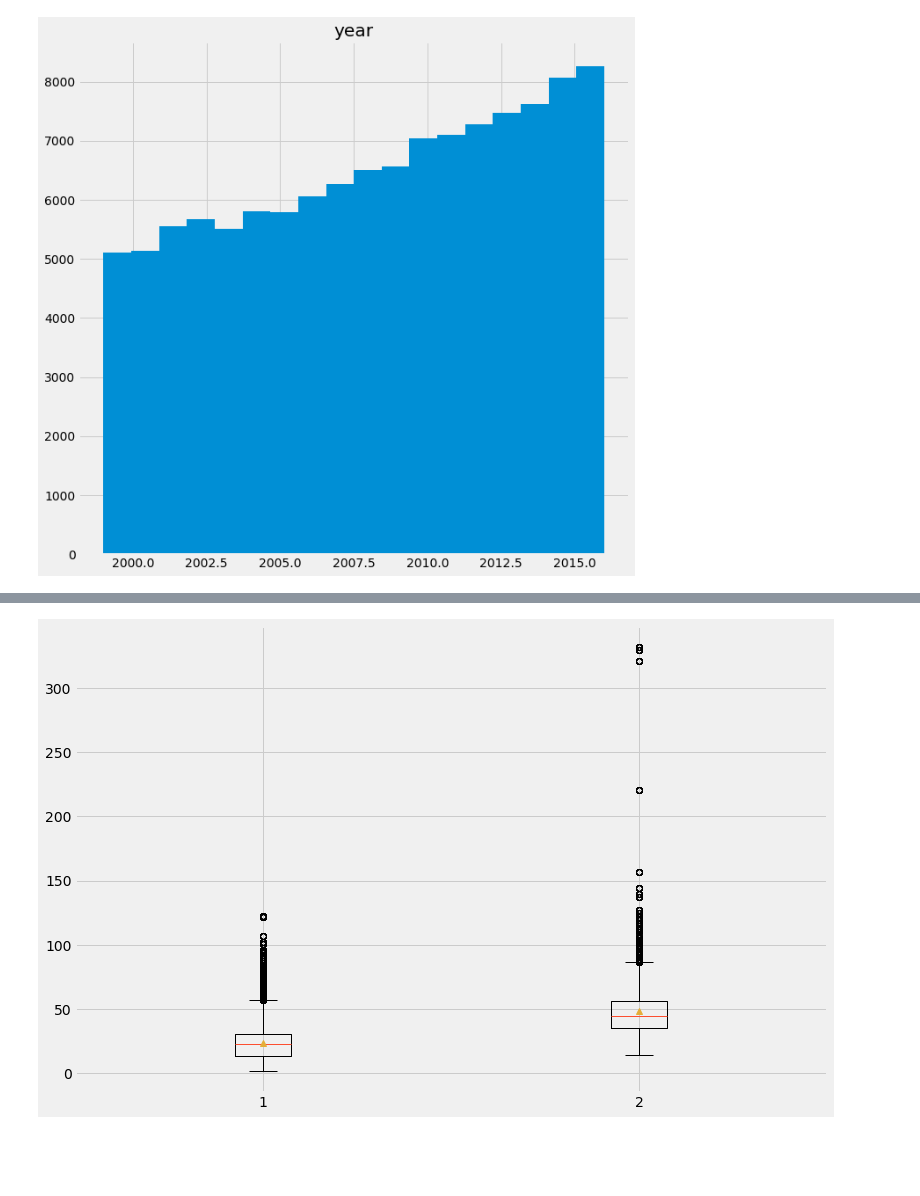
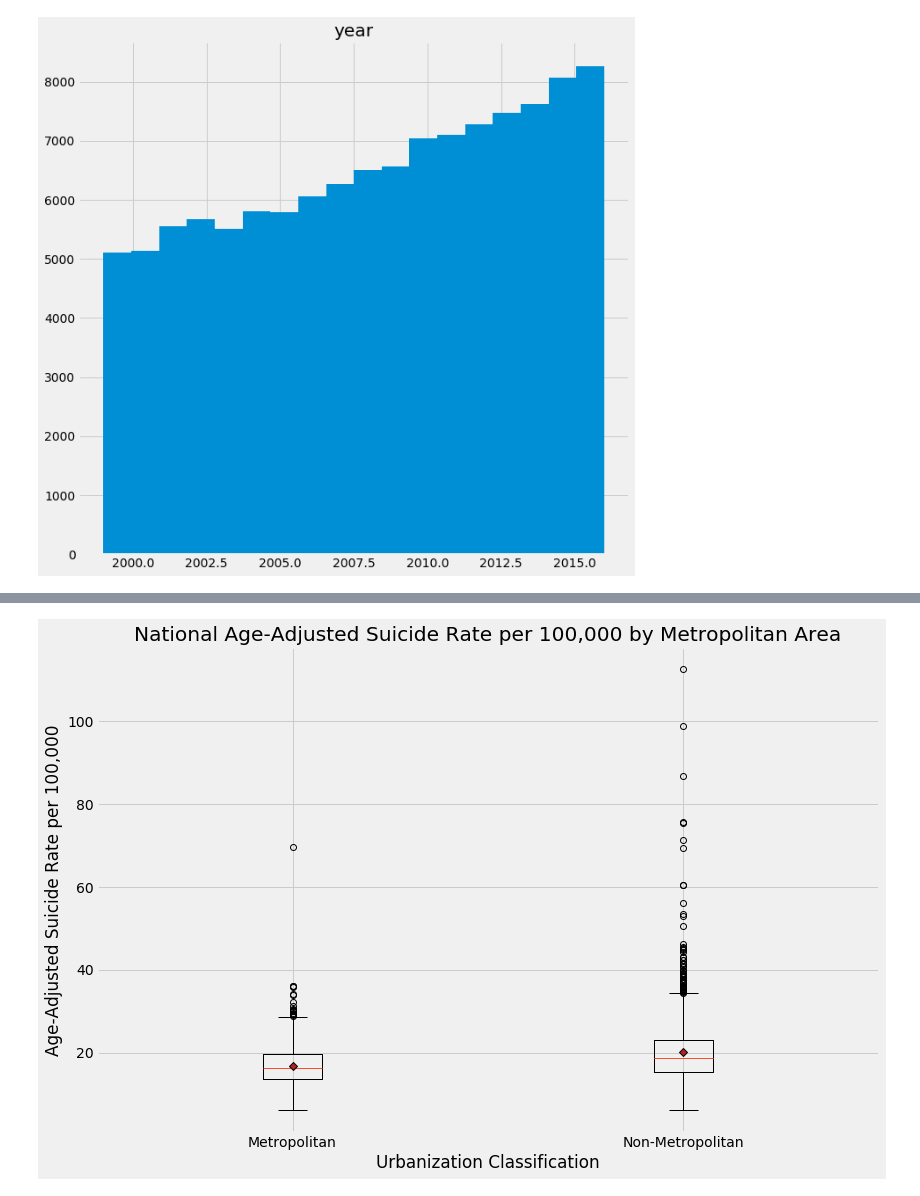
Before and after one commit to A-Hanson/suicide_rate_trends_in_the_us, a Jupyter notebook: notebooks/us_county_initial_viz.ipynb, the cells around one changed output, grey strips where cells are left out. Cells and saved outputs as stored; diff of their text form; code cells hidden in the pictures; blank space fills up the shorter version.

```diff
--- a/notebooks/us_county_initial_viz.ipynb
+++ b/notebooks/us_county_initial_viz.ipynb
@@ -81,6 +99,15 @@ plt.tight_layout()
-# %%
-fig, ax = plt.subplots(figsize=(12,8))
-ax.boxplot(metro_box_plot_df(us_county_df), showmeans=True)
-plt.show()
-# %% [output]
-[figure, removed]
+# %%
+labels = ['Metropolitan', 'Non-Metropolitan']
+meanpointprops = dict(marker='D', markeredgecolor='black',
+                      markerfacecolor='firebrick')
+fig, ax = plt.subplots(figsize=(12,8))
+ax.boxplot(metro_non_metro_box_plot_df(us_county_agg_df),
+           labels=labels, meanprops=meanpointprops, showmeans=True)
+ax.set_title('National Age-Adjusted Suicide Rate per 100,000 by Metropolitan Area')
+ax.set_xlabel('Urbanization Classification')
+ax.set_ylabel('Age-Adjusted Suicide Rate per 100,000')
+plt.tight_layout()
+plt.savefig('../images/national_metro_non_metro_box_plot.png')
+plt.show()
+# %% [output]
+[figure, added]
```
Also changed, not shown: parts of 9 cells of this notebook, 11 other files.
